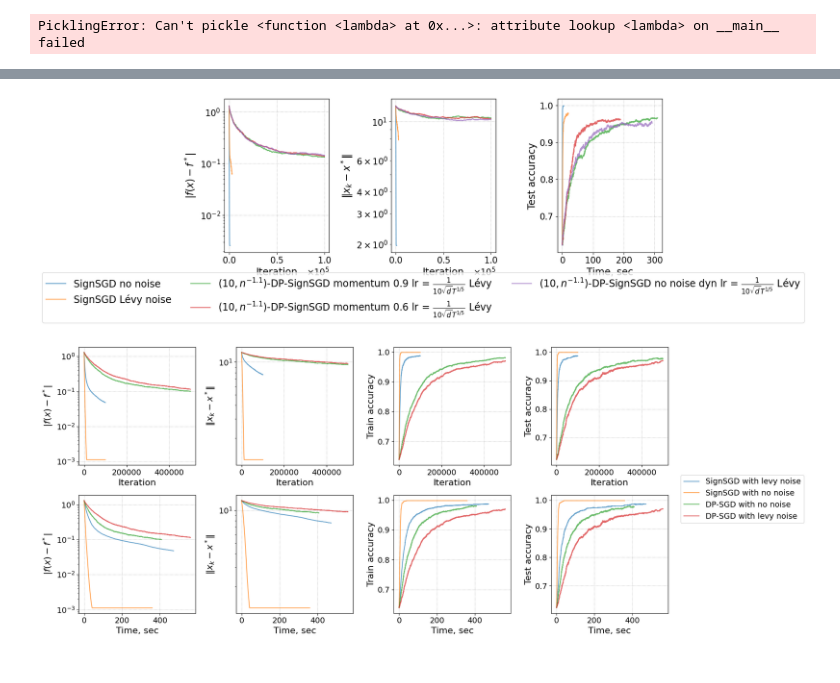
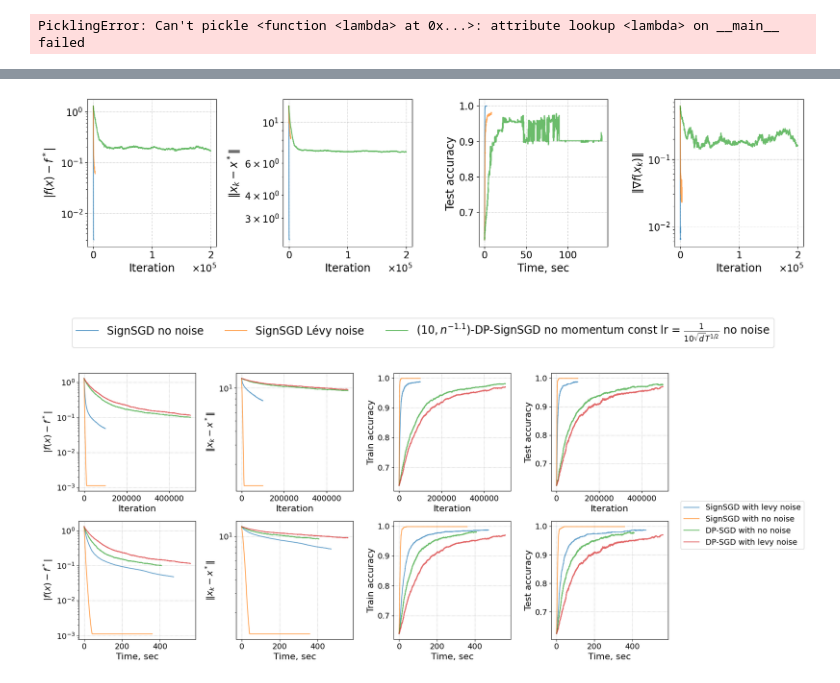
Before and after one commit to alexlegeartis/Sign-SGD-and-Differential-Privacy, a Jupyter notebook: code/renyi_dp_sign.ipynb, the cells around one changed output, grey strips where cells are left out. Saved outputs shown, nothing was run; the diff lists cells and outputs as text; code cells hidden in the pictures.

```diff
--- a/code/renyi_dp_sign.ipynb
+++ b/code/renyi_dp_sign.ipynb
@@ -375,6 +391,7 @@ def compute_metrics(trajectory, x_star, f_star, times, X_train, y_train, X_test,
     f = lambda w: logistic_loss(w, X_train, y_train, mu)
     metrics = {
         "f_gap": [jnp.abs(f(x) - f_star) for x in trajectory],
+        "grad_norm": [jnp.linalg.norm(compute_gradient_regression(X_train, y_train, x, mu)) for x in trajectory],
         "x_gap": [jnp.linalg.norm(x - x_star) for x in trajectory],
         "time": times,
         "train_acc": [compute_accuracy(x, X_train, y_train) for x in trajectory],
@@ -518,6 +541,7 @@ def run_experiments(params):
         "SignSGD": 'sign_sgd',
         "DP-sign-SGD": 'dp_sign_sgd_precise',
         "DP-SGD": 'dp_sgd_precise',
+        "old-DP-sign-SGD": 'dp_sign_sgd_old',
         "Chinese-DP-SignSGD-cheat": 'chinese_dp_cheat',
         "topk-DP-sign-SGD Precise": 'topk_dp_sign_sgd_precise',
 
@@ -525,6 +549,7 @@ def run_experiments(params):
         "SignSGD-momentum": 'sign_sgd_momentum',
         "DP-sign-SGD-momentum": 'dp_sign_sgd_precise_momentum',
         "DP-SGD-momentum": 'dp_sgd_precise_momentum',
+        "top1-DP-sign-SGD": 'top1_dp',
         "Chinese-DP-SignSGD-cheat-momentum": 'chinese_dp_cheat_momentum',
         "topk-DP-sign-SGD Precise-momentum": 'topk_dp_sign_sgd_precise_momentum'
     }
@@ -733,7 +769,7 @@ def plot_short_results(results, params, code_version, legend_place='bottom', mor
 # %% [markdown]
 ## Comparing the algorithms
 # %%
-code_version = 'v05_new_dp_sign'
+code_version = 'v05_new_dp_sign_new_step'
 # %%
 workers_data[9][0].shape[0]
 # %% [output]
@@ -749,9 +818,9 @@ Optimal sigma is 0.8620689655172413 for opt_alpha=9
 # %%
 iterations = 1000
-dpiterations = 100000
+dpiterations = 200000
 feature_num = A.shape[1]
 dp_lr_const = lambda iter: 1/np.sqrt(feature_num)/10
-dp_lr_dyn = lambda iter: 1/np.sqrt(feature_num)/10 / (iter+1)**(1/5)
+dp_lr_dyn = lambda iter: 1/np.sqrt(feature_num) / 10 / (iter+1)**(1/5)
 basic_lr = dp_lr_const
 params = {
     "mu": 1e-3,
@@ -773,35 +842,14 @@ params = {
         },
 
         {
-            "method": "DP-sign-SGD-momentum",
-            "learning_rate": dp_lr_dyn,
-            "iterations": dpiterations,
-            "momentum": 0.9,
-            "noise_type": "levy",
-            "eps_privacy": 10,
-            "delta_privacy_power": 1.1,
-            "description": r"$(10, n^{-1.1})$-DP-SignSGD momentum 0.9 lr = $\frac{1}{10 \sqrt{d} T^{1/5}}$ Lévy",
-        },
-        {
-            "method": "DP-sign-SGD-momentum",
-            "learning_rate": dp_lr_dyn,
-            "iterations": dpiterations,
-            "momentum": 0.6,
-            "noise_type": "levy",
-            "eps_privacy": 10,
-            "delta_privacy_power": 1.1,
-            "description": r"$(10, n^{-1.1})$-DP-SignSGD momentum 0.6 lr = $\frac{1}{10 \sqrt{d} T^{1/5}}$ Lévy",
-        },
-        {
             "method": "DP-sign-SGD",
             "learning_rate": dp_lr_dyn,
             "iterations": dpiterations,
-            "noise_type": "levy",
+            "noise_type": "no",
             "eps_privacy": 10,
             "delta_privacy_power": 1.1,
-            "description": r"$(10, n^{-1.1})$-DP-SignSGD no noise dyn lr = $\frac{1}{10 \sqrt{d} T^{1/5}}$ Lévy",
-        },
-
+            "description": r"$(10, n^{-1.1})$-DP-SignSGD no momentum const lr = $\frac{1}{10 \sqrt{d} T^{1/2}}$ no noise",
+        }
     ]
 }
 
@@ -818,7 +866,7 @@ plot_long_results(results, params, code_version)
 # %%
-plot_short_results(results, params, code_version, more_space_for_legend=False)
+plot_short_results(results, params, code_version, more_space_for_legend=True)
 # %% [output]
-[figure, old version]
+[figure, new version]
 # %%
 results100K = unpickle_data('results', 'v17_10_workers')
 params100K = unpickle_data('params', 'v17_10_workers')
```
Also changed, not shown: parts of 10 cells of this notebook, 12 other files.
